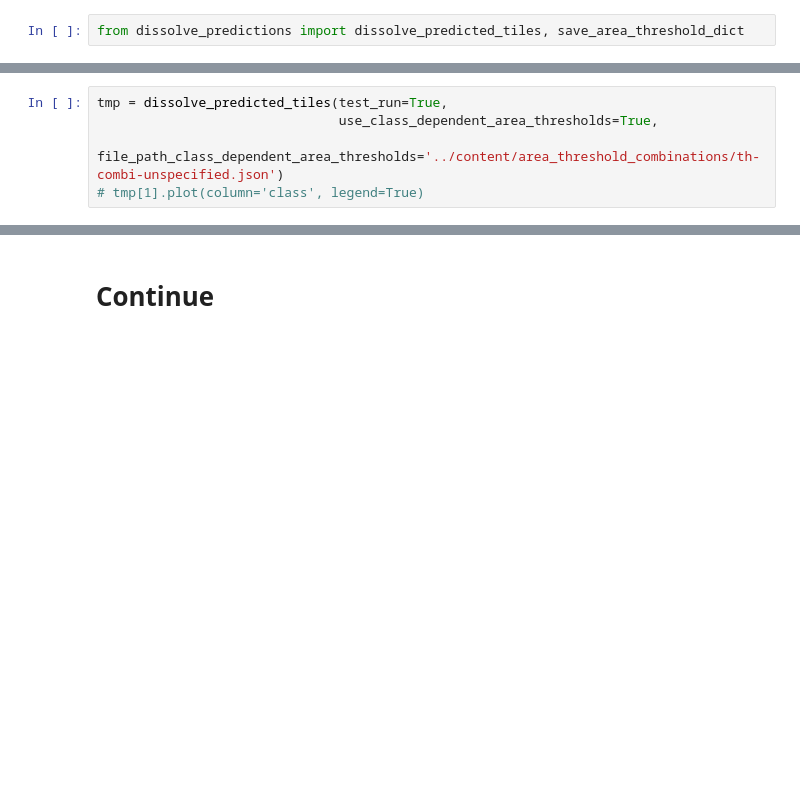
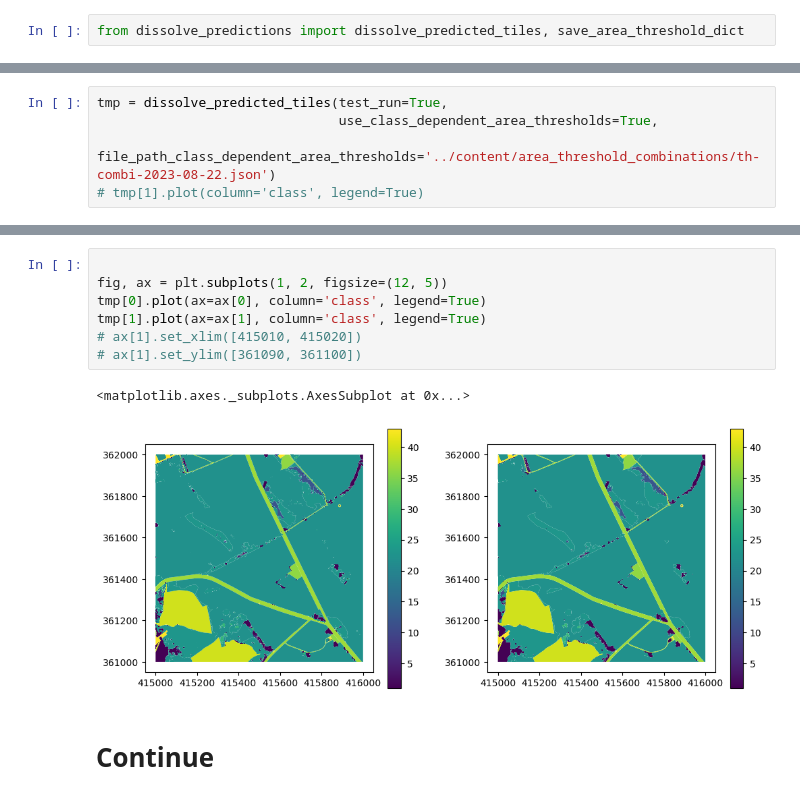
Before and after one commit to pdnpa/cnn-land-cover, a Jupyter notebook: notebooks/Create grids for merger.ipynb, the cells around one changed output, grey strips where cells are left out. Cells and saved outputs as stored; diff of their text form; blank space fills up the shorter version.

Commit message:
Fix colour setting (use new json)

```diff
--- a/notebooks/Create grids for merger.ipynb
+++ b/notebooks/Create grids for merger.ipynb
@@ -30,6 +28,6 @@ save_area_threshold_dict(dict_customise={'C1':0, 'H1b': 0}, default=10000, name_
 # %%
 tmp = dissolve_predicted_tiles(test_run=True,
                                use_class_dependent_area_thresholds=True,
-                               file_path_class_dependent_area_thresholds='../content/area_threshold_combinations/th-combi-unspecified.json')
+                               file_path_class_dependent_area_thresholds='../content/area_threshold_combinations/th-combi-2023-08-22.json')
 # tmp[1].plot(column='class', legend=True)
 # %% [output]
@@ -99,3 +43,13 @@ adding transport
+# %%
+
+fig, ax = plt.subplots(1, 2, figsize=(12, 5))
+tmp[0].plot(ax=ax[0], column='class', legend=True)
+tmp[1].plot(ax=ax[1], column='class', legend=True)
+# ax[1].set_xlim([415010, 415020])
+# ax[1].set_ylim([361090, 361100])
+# %% [output]
+<matplotlib.axes._subplots.AxesSubplot at 0x...>
+[figure, added]
 # %% [markdown]
 # Continue
 # %%
```
Also changed, not shown: parts of 5 cells of this notebook, 4 other files.
